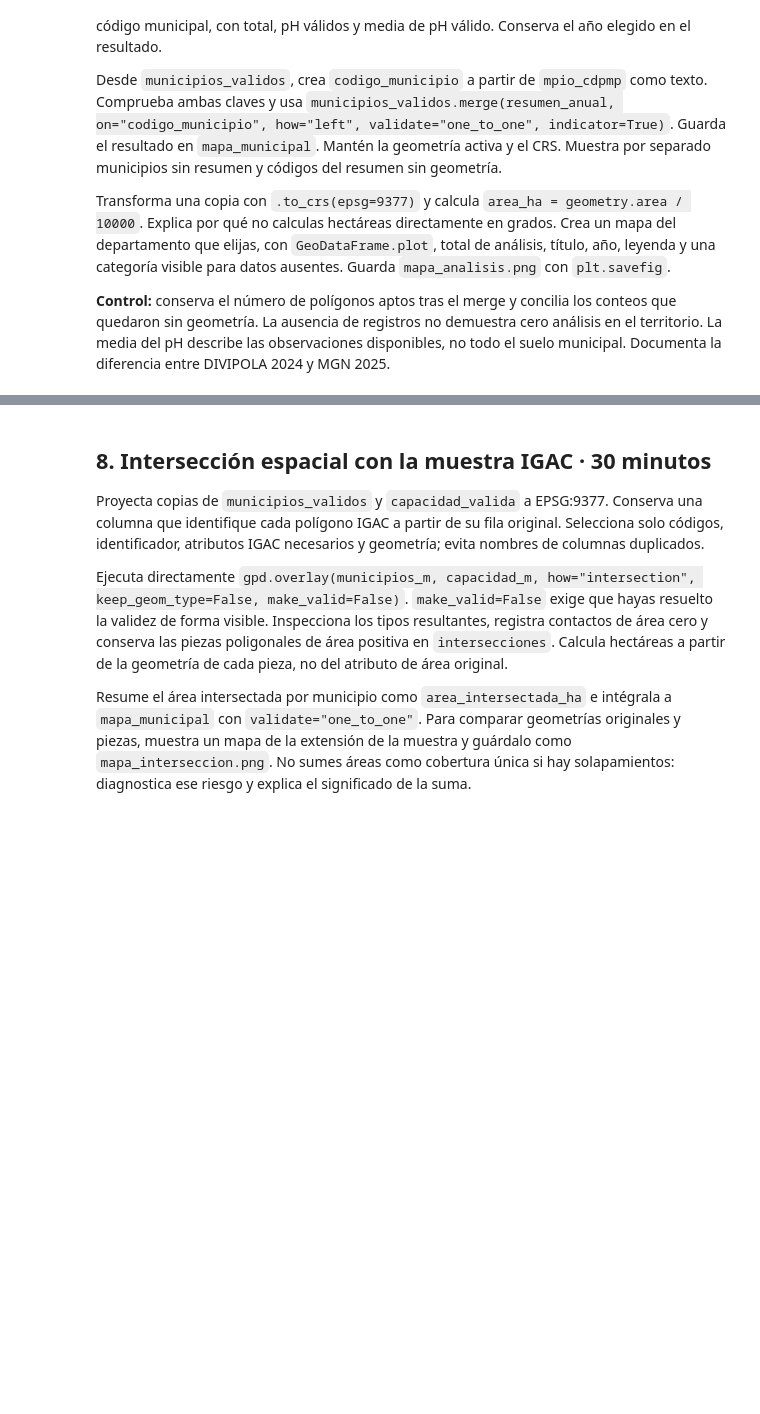
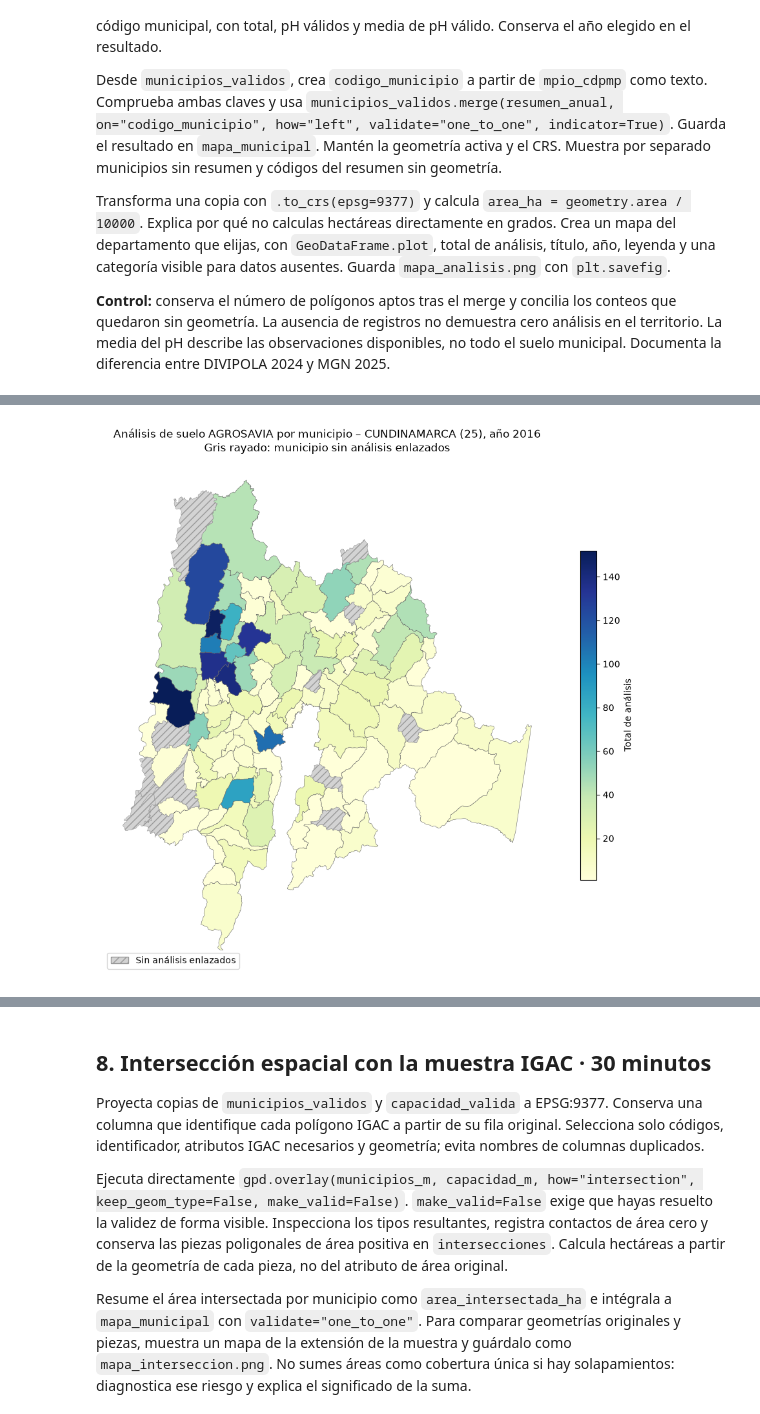
Before and after one commit to stefany16-web/big-data-postgraduate, a Jupyter notebook: soluciones/PD04_limpieza_integracion_territorial.ipynb, the cells around one changed output, grey strips where cells are left out. Drawn from its saved outputs; the diff is of its cells as text; code cells hidden in the pictures; blank space fills up the shorter version.

```diff
--- a/soluciones/PD04_limpieza_integracion_territorial.ipynb
+++ b/soluciones/PD04_limpieza_integracion_territorial.ipynb
@@ -71,7 +71,7 @@ print(suelo.shape)
 territorio = pd.read_csv(
     RAW + "/divipola.csv",
     sep=",",
-    encoding="utf-8-sig",1
+    encoding="utf-8-sig",
     dtype=str,
     keep_default_na=False
 )
@@ -300,4 +1012,92 @@ Transforma una copia con `.to_crs(epsg=9377)` y calcula `area_ha = geometry.area
 **Control:** conserva el número de polígonos aptos tras el merge y concilia los conteos que quedaron sin geometría. La ausencia de registros no demuestra cero análisis en el territorio. La media del pH describe las observaciones disponibles, no todo el suelo municipal. Documenta la diferencia entre DIVIPOLA 2024 y MGN 2025.
 # %%
 # Desarrollo
-# Une el resumen a los polígonos, calcula área en una proyección métrica y genera el mapa.
+
+# Año elegido
+anios_disponibles = asociados["anio"].value_counts().sort_index()
+print("Análisis enlazados por año:"); display(anios_disponibles)
+ANIO = int(asociados["anio"].value_counts().idxmax())
+print("Año elegido:", ANIO)
+
+base_anio = asociados.loc[asociados["anio"].eq(ANIO).fillna(False).astype(bool)]
+resumen_anual = (base_anio.groupby("codigo_municipio")
+                 .agg(total_analisis=("id_fila", "size"),
+                      ph_validos=("ph_valido", "sum"),
+                      media_ph_valido=("ph_para_media", "mean"))
+                 .reset_index())
+resumen_anual["total_analisis"] = resumen_anual["total_analisis"].astype("Int64")
+resumen_anual["ph_validos"] = resumen_anual["ph_validos"].astype("Int64")
+resumen_anual["anio"] = pd.array([ANIO] * len(resumen_anual), dtype="Int64")
+
+# Claves
+municipios_validos = municipios_validos.copy()
+municipios_validos["codigo_municipio"] = municipios_validos["mpio_cdpmp"].astype(str).str.strip()
+assert municipios_validos["codigo_municipio"].str.fullmatch(r"\d{5}").all()
+assert municipios_validos["codigo_municipio"].is_unique
+assert resumen_anual["codigo_municipio"].str.fullmatch(r"\d{5}").all()
+assert resumen_anual["codigo_municipio"].is_unique
+
+mapa_municipal = municipios_validos.merge(resumen_anual, on="codigo_municipio", how="left",
+                                          validate="one_to_one", indicator=True)
+assert isinstance(mapa_municipal, gpd.GeoDataFrame)
+assert len(mapa_municipal) == len(municipios_validos)
+assert mapa_municipal.crs == municipios_validos.crs
+mapa_municipal = mapa_municipal.rename(columns={"_merge": "estado_resumen"})
+mapa_municipal["estado_resumen"] = mapa_municipal["estado_resumen"].astype(str).replace(
+    {"both": "con_resumen", "left_only": "sin_resumen"})
+
+sin_resumen = mapa_municipal.loc[mapa_municipal["estado_resumen"].eq("sin_resumen"), ["codigo_municipio"]]
+chequeo_geom = resumen_anual.merge(municipios_validos[["codigo_municipio"]], on="codigo_municipio",
+                                   how="left", validate="one_to_one", indicator=True)
+resumen_sin_geometria = chequeo_geom.loc[chequeo_geom["_merge"].eq("left_only")].drop(columns="_merge")
+print("Municipios sin resumen en el año:", len(sin_resumen))
+print("Códigos del resumen sin geometría apta:"); display(resumen_sin_geometria)
+
+conciliacion_mapa = pd.DataFrame({
+    "concepto": [f"análisis enlazados {ANIO}", "en polígonos del mapa", "en códigos sin geometría", "suma"],
+    "analisis": [len(base_anio), int(mapa_municipal["total_analisis"].sum()),
+                 int(resumen_sin_geometria["total_analisis"].sum()),
+                 int(mapa_municipal["total_analisis"].sum()) + int(resumen_sin_geometria["total_analisis"].sum())],
+})
+display(conciliacion_mapa)
+assert conciliacion_mapa.loc[3, "analisis"] == len(base_anio)
+
+# Área en proyección métrica (MAGNA-SIRGAS Origen Nacional, EPSG:9377)
+mapa_metrico = mapa_municipal.to_crs(epsg=9377)
+mapa_municipal["area_ha"] = mapa_metrico.geometry.area / 10000
+display(mapa_municipal[["codigo_municipio", "total_analisis", "area_ha"]].head())
+if "mpio_narea" in mapa_municipal.columns:
+    dif_area = 100 * (mapa_municipal["area_ha"] / 100 - mapa_municipal["mpio_narea"]) / mapa_municipal["mpio_narea"]
+    print("Diferencia % entre area_ha calculada (EPSG:9377) y mpio_narea del DANE (km²):",
+          dif_area.abs().describe()[["mean", "max"]].round(6).to_dict())
+
+# Diferencia de catálogos: códigos DIVIPOLA 2024 frente a MGN 2025
+codigos_divipola = set(territorio["codigo_municipio"].dropna())
+codigos_mgn = set(municipios_validos["codigo_municipio"])
+print("Códigos solo en DIVIPOLA 2024:", sorted(codigos_divipola - codigos_mgn))
+print("Códigos solo en MGN 2025:", sorted(codigos_mgn - codigos_divipola))
+
+# Mapa de un departamento (por defecto: el de más análisis en el año)
+DEPTO = (mapa_municipal.dropna(subset=["total_analisis"])
+         .groupby(mapa_municipal["codigo_municipio"].str[:2])["total_analisis"].sum().idxmax())
+print("Departamento del mapa:", DEPTO)
+mapa_depto = mapa_municipal.loc[mapa_municipal["codigo_municipio"].str[:2].eq(DEPTO)].copy()
+mapa_depto["total_plot"] = mapa_depto["total_analisis"].astype("float64")  # NA → NaN solo para graficar
+
+fig, ax = plt.subplots(figsize=(9, 9))
+mapa_depto.plot(column="total_plot", ax=ax, cmap="YlGnBu", edgecolor="0.4", linewidth=0.4, legend=True,
+                legend_kwds={"label": "Total de análisis", "shrink": 0.6},
+                missing_kwds={"color": "lightgrey", "hatch": "///", "edgecolor": "0.6",
+                              "label": "Sin análisis enlazados"})
+nombre_depto = territorio_por_codigo.loc[territorio_por_codigo["codigo_departamento"].eq(DEPTO),
+                                         "nombre_departamento_divipola"].iloc[0] if (territorio_por_codigo["codigo_departamento"] == DEPTO).any() else DEPTO
+ax.set_title(f"Análisis de suelo AGROSAVIA por municipio – {nombre_depto} ({DEPTO}), año {ANIO}\n"
+             "Gris rayado: municipio sin análisis enlazados")
+from matplotlib.patches import Patch
+ax.legend(handles=[Patch(facecolor="lightgrey", hatch="///", edgecolor="0.6", label="Sin análisis enlazados")],
+          loc="lower left")
+ax.set_axis_off()
+plt.tight_layout()
+plt.savefig(OUT + "/mapa_analisis.png", dpi=150, bbox_inches="tight")
+plt.show()
+# %% [output]
@@ -304,3 +1138,4 @@ Transforma una copia con `.to_crs(epsg=9377)` y calcula `area_ha = geometry.area
+[figure, added]
 # %% [markdown]
 **Interpretación:**
 
```
Also changed, not shown: parts of 21 cells of this notebook, 1 other file.
